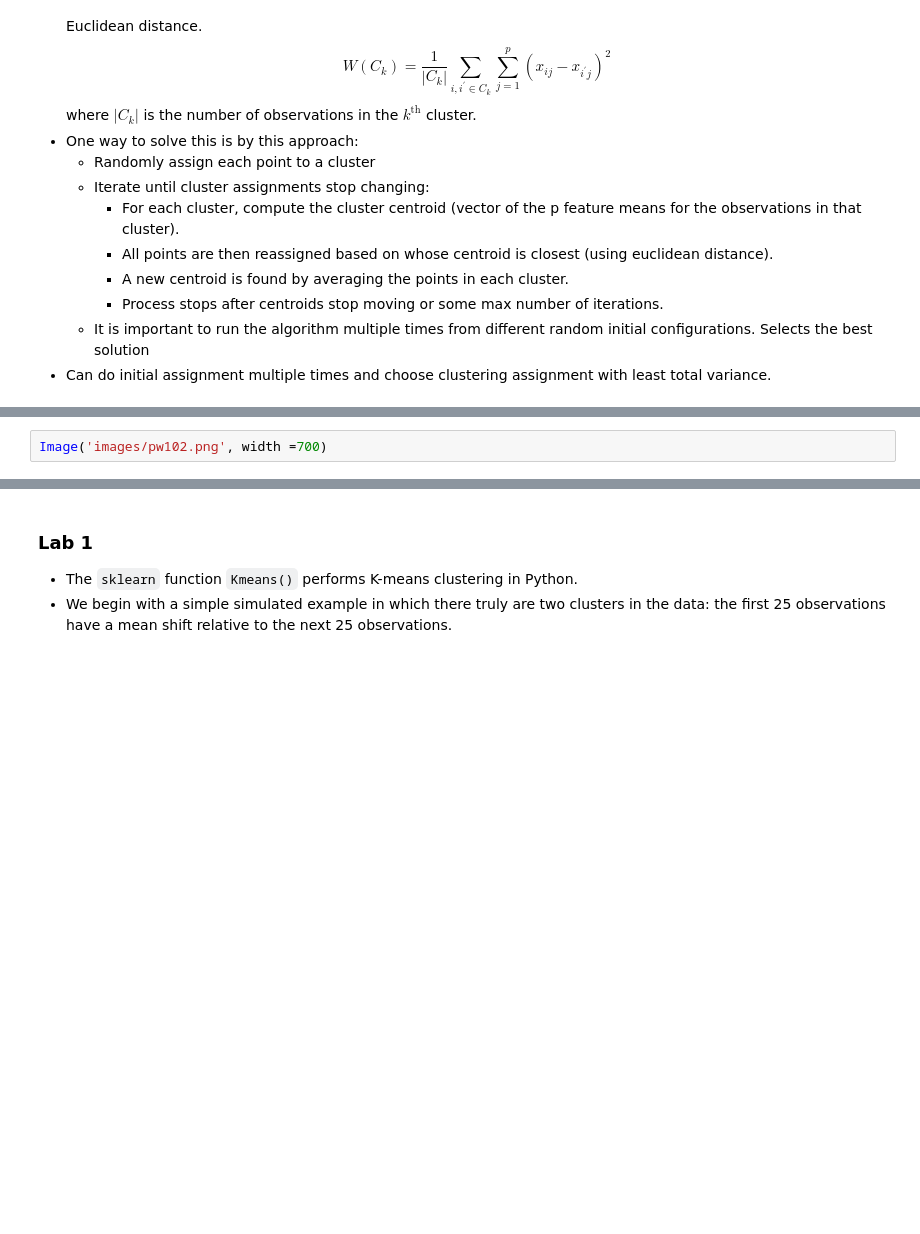
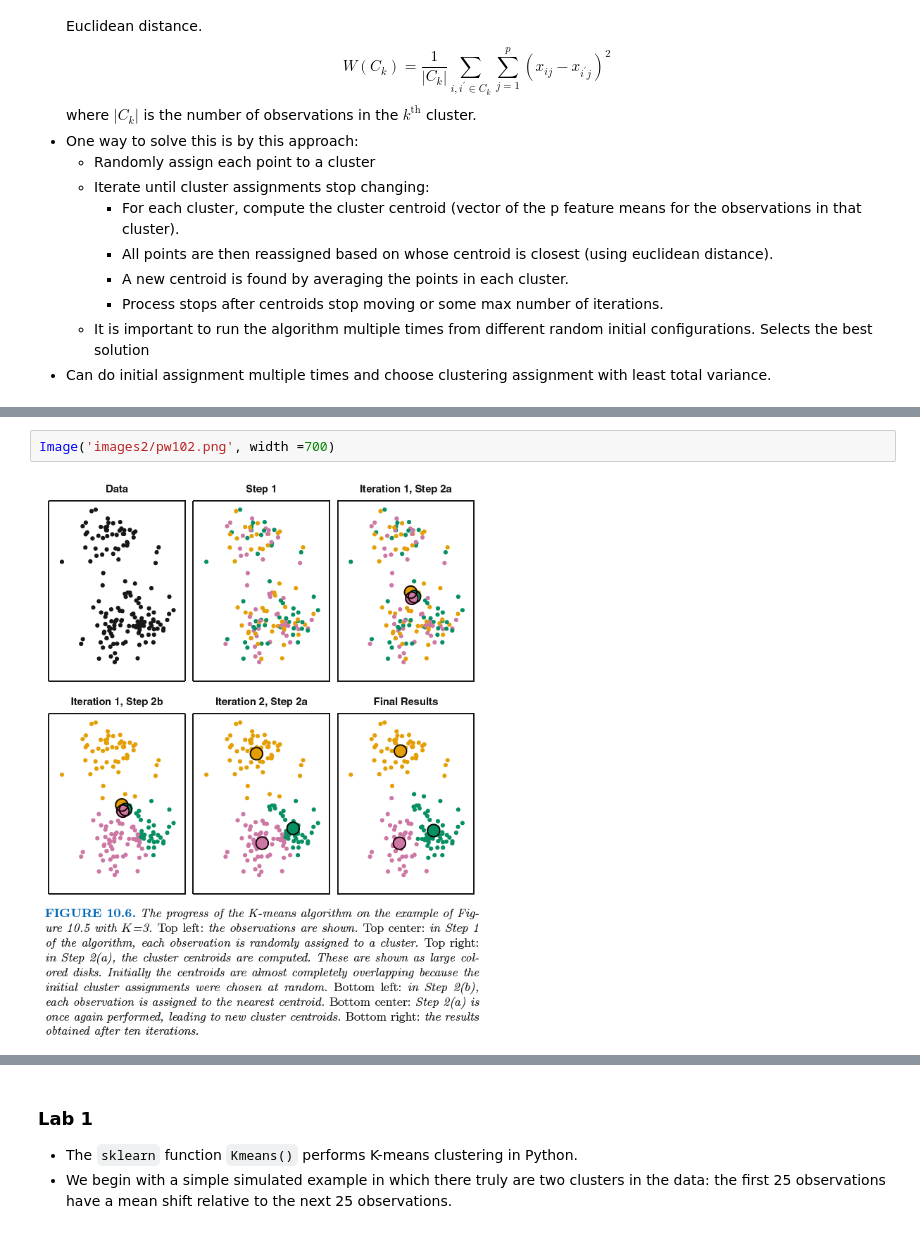
Before and after one commit to muzaffarizamuddin/machine-learning-course, a Jupyter notebook: week11.ipynb, the cells around one changed output, grey strips where cells are left out. Saved outputs shown, nothing was run; the diff lists cells and outputs as text; blank space fills up the shorter version.

```diff
--- a/week11.ipynb
+++ b/week11.ipynb
@@ -37,3 +65,5 @@ Image('images/pw101.png', width =700)
 # %%
-Image('images/pw102.png', width =700)
+Image('images2/pw102.png', width =700)
+# %% [output]
+[figure, added]
 # %%
```
Also changed, not shown: parts of 9 cells of this notebook, 1 other file.
